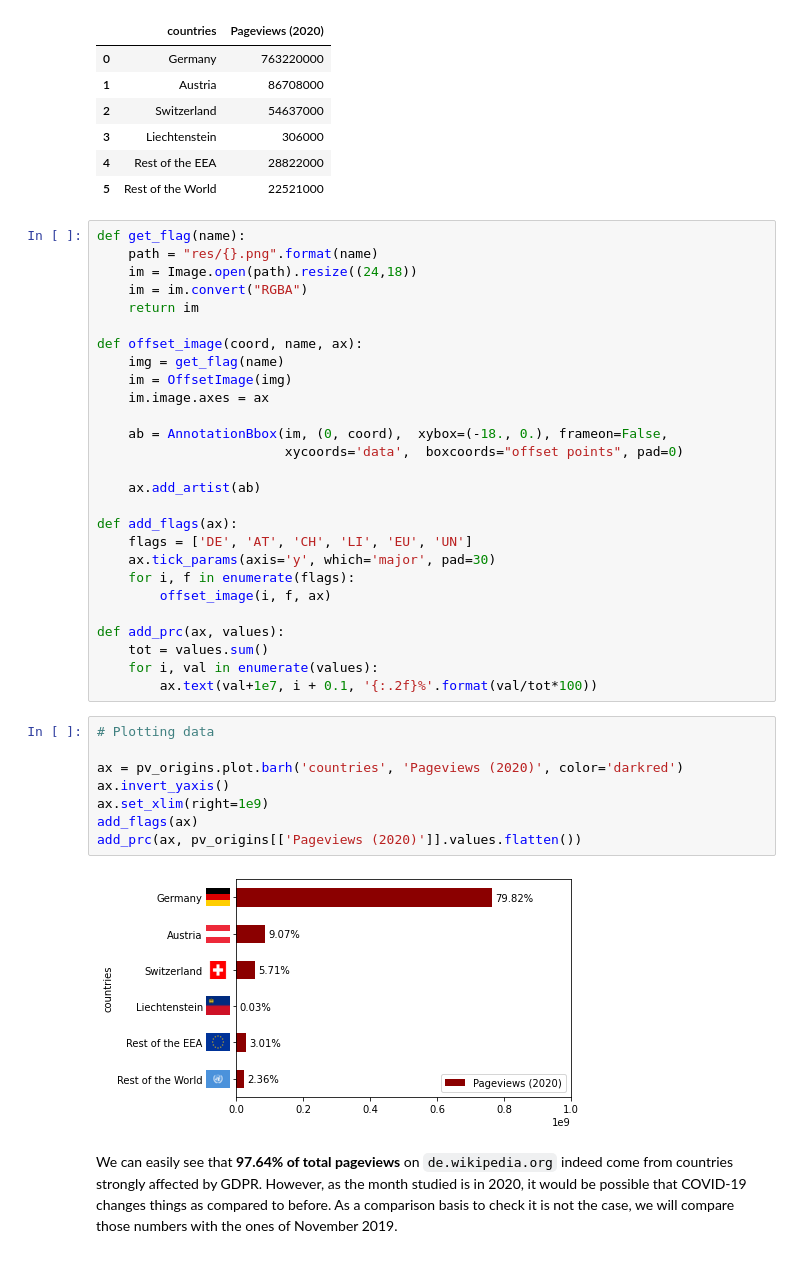
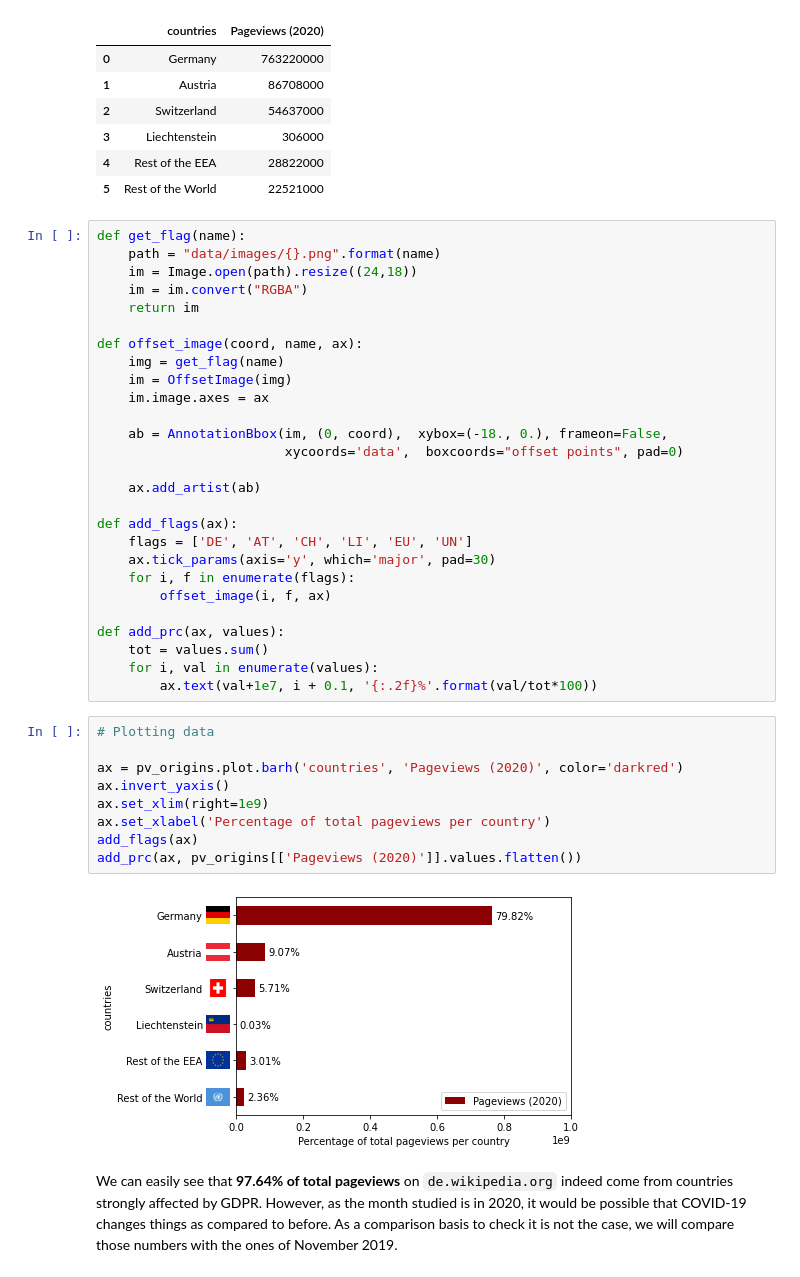
Before and after one commit to epfl-ada/ada-2020-project-milestone-p3-p3_2018, a Jupyter notebook: gdpr.ipynb, the cells around one changed output. Cells and saved outputs as stored; diff of their text form.

````diff
--- a/gdpr.ipynb
+++ b/gdpr.ipynb
@@ -68,7 +65,7 @@ pv_origins
 | 5 | Rest of the World | 22521000 |
 # %%
 def get_flag(name):
-    path = "res/{}.png".format(name)
+    path = "data/images/{}.png".format(name)
     im = Image.open(path).resize((24,18))
     im = im.convert("RGBA")
     return im
@@ -96,13 +93,14 @@ def add_prc(ax, values):
 # %%
 # Plotting data
 
 ax = pv_origins.plot.barh('countries', 'Pageviews (2020)', color='darkred')
 ax.invert_yaxis()
 ax.set_xlim(right=1e9)
+ax.set_xlabel('Percentage of total pageviews per country')
 add_flags(ax)
 add_prc(ax, pv_origins[['Pageviews (2020)']].values.flatten())
 # %% [output]
-[figure, old version]
+[figure, new version]
 # %% [markdown]
 We can easily see that **97.64% of total pageviews** on ```de.wikipedia.org``` indeed come from countries strongly affected by GDPR. However, as the month studied is in 2020, it would be possible that COVID-19 changes things as compared to before. As a comparison basis to check it is not the case, we will compare those numbers with the ones of November 2019.
 # %%
````
Also changed, not shown: parts of 13 cells of this notebook, 38 other files.
